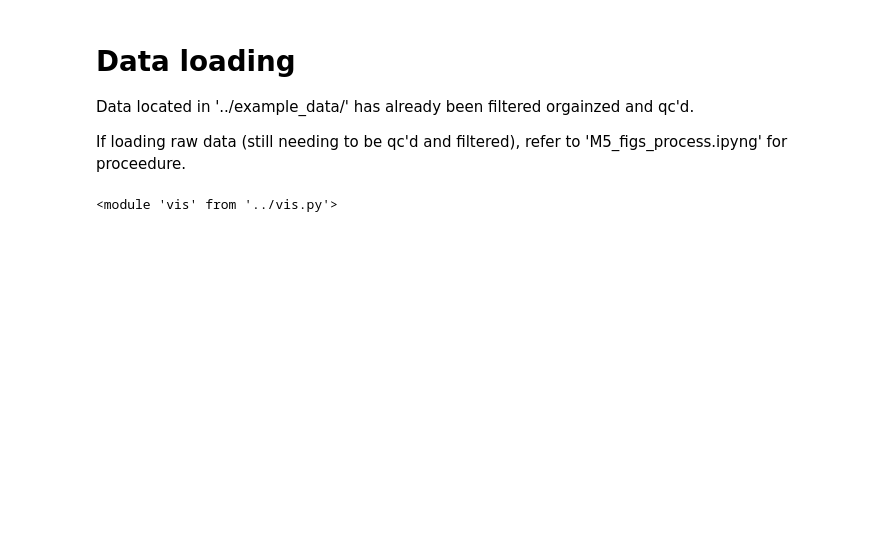
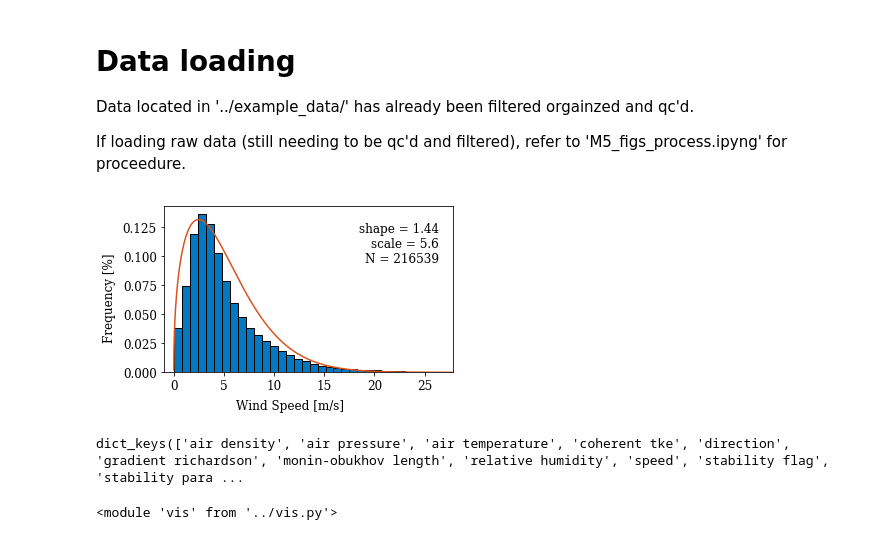
Before and after one commit to NREL/MetMastVis, a Jupyter notebook: notebooks/M5_demo.ipynb, the cells around one changed output. Saved outputs shown, nothing was run; the diff lists cells and outputs as text; code cells hidden in the pictures; blank space fills up the shorter version.

```diff
--- a/notebooks/M5_demo.ipynb
+++ b/notebooks/M5_demo.ipynb
@@ -27,8 +27,8 @@ import utils as utils
 # %%
 # paths (must mount volume smb://nrel.gov/shared/wind/WindWeb/MetData/135mData/)
 towerID = 'M5'
-datapath = '../example_data/{}'.format(towerID)
-figPath = '../../figs/{}'.format(towerID)
+datapath = '../example_data/'.format(towerID)
+figPath = '../figs/'.format(towerID)
 try:
     os.makedirs(figPath)
 except:
@@ -55,7 +55,20 @@ for ifile, file in enumerate(fPaths):
 # Reindex with date
 metdat.set_index('Date', inplace=True)
 metdat.index = pd.to_datetime(metdat.index)
+metdat.index = metdat.index.tz_localize('UTC').tz_convert('America/Denver')
 catinfo = MET.get_catinfo(metdat)
+# %%
+varcol, vertloc, _= utils.get_vertical_locations(catinfo['columns']['speed'], location=87)
+
+# for col, loc in zip(varcol,vertloc):
+fig,ax = vis.hist(metdat, catinfo, 'speed', vertloc=122, fit='weibull')
+fig.savefig(os.path.join(figPath,'speed_hist_fits.png'), dpi=200, bbox_inches='tight')
+# %% [output]
+[figure, added]
+# %%
+catinfo['columns'].keys()
+# %% [output]
+dict_keys(['air density', 'air pressure', 'air temperature', 'coherent tke', 'direction', 'gradient richardson', 'monin-obukhov length', 'relative humidity', 'speed', 'stability flag', 'stability para ...
 # %%
 imp.reload(vis)
 # %% [output]
```
Also changed, not shown: parts of 43 cells of this notebook, 35 other files.
